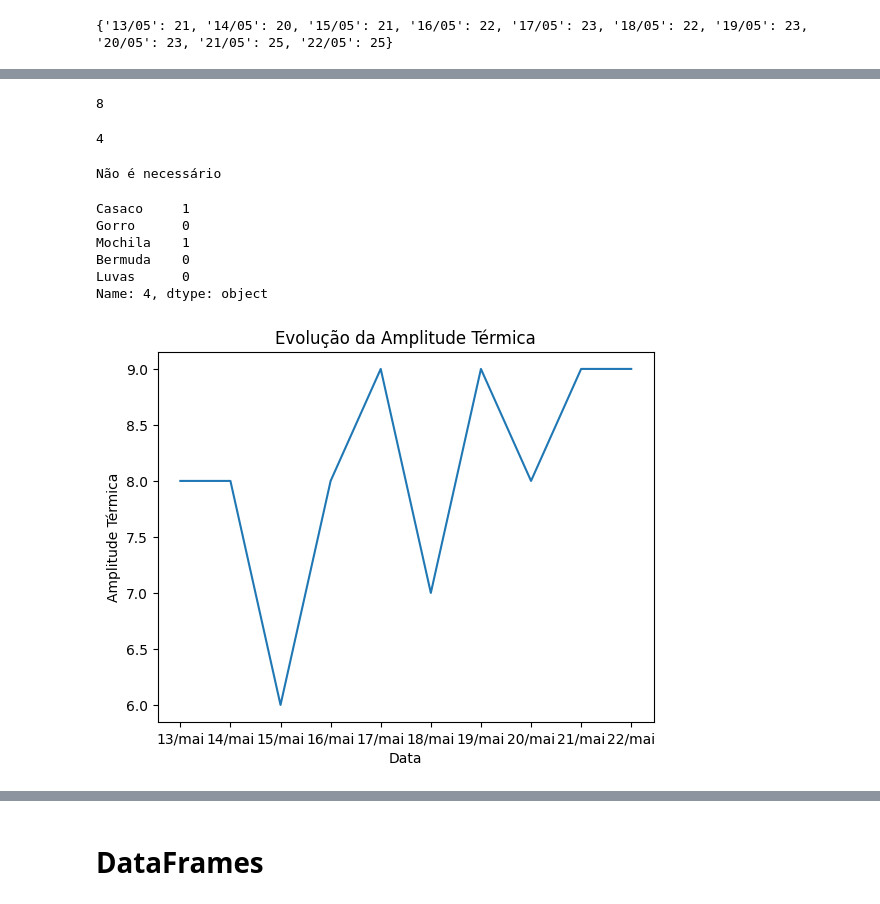
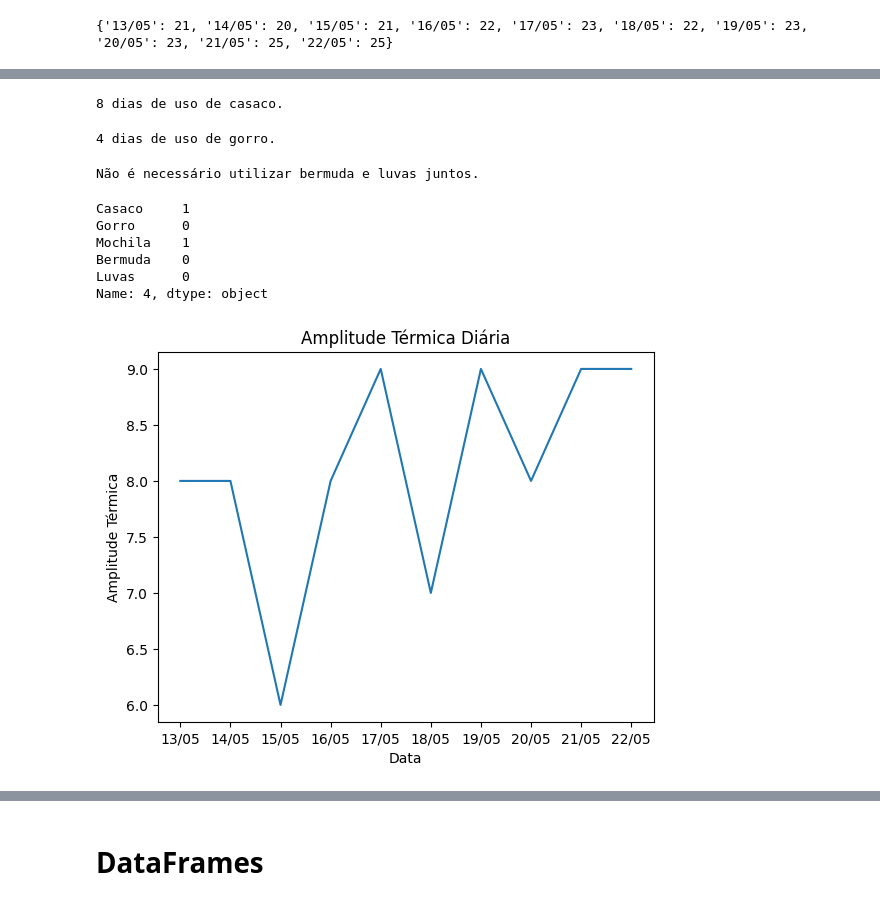
Before and after one commit to ResidenciaSerratecDados/AnaliseDadosPython, a Jupyter notebook: Tempo/Pandas_Series_Dataframes.ipynb, the cells around one changed output, grey strips where cells are left out. Saved outputs shown, nothing was run; the diff lists cells and outputs as text; code cells hidden in the pictures.

```diff
--- a/Tempo/Pandas_Series_Dataframes.ipynb
+++ b/Tempo/Pandas_Series_Dataframes.ipynb
@@ -348,6 +348,6 @@ print(temperatura_maxima)
 # %% [output]
 {'13/05': 21, '14/05': 20, '15/05': 21, '16/05': 22, '17/05': 23, '18/05': 22, '19/05': 23, '20/05': 23, '21/05': 25, '22/05': 25}
 # %%
-ler_base = pd.read_csv('TempoMaio25.csv', sep = ';') # Ler o arquico CSV separado por virgulas
+ler_base = pd.read_excel('TempoMaio25.xlsx') # Ler o arquico XLSX em coluna organizada
 print(ler_base)
 # %% [output]
@@ -391,15 +391,15 @@ print(qtdLuva)
 # %%
 casaco = ler_base['Casaco'] # Quantidade de dias recomendados para usar casaco
 qtdCasaco = (casaco == 1).sum()
-print(qtdCasaco)
+print(str(qtdCasaco) + ' dias de uso de casaco.')
 # %% [output]
-8
+8 dias de uso de casaco.
 # %%
 gorro = ler_base['Gorro'] # Quantidade de dias recomendados para usar gorro
 qtdGorro = (gorro == 1).sum()
-print(qtdGorro)
+print(str(qtdGorro) + ' dias de uso de gorro.')
 # %% [output]
-4
+4 dias de uso de gorro.
 # %%
 # Imprimir as datas que precisamos utilizar luvas e bermudas - Questão 3
 
@@ -409,9 +409,9 @@ mask = (ler_base['Bermuda'] == 1) & (ler_base['Luvas'] == 1)
 if mask.any():
     print(data[mask])
 else:
-    print('Não é necessário')
+    print('Não é necessário utilizar bermuda e luvas juntos.')
 # %% [output]
-Não é necessário
+Não é necessário utilizar bermuda e luvas juntos.
 # %%
 pecas = ler_base.loc[4, ['Casaco', 'Gorro', 'Mochila', 'Bermuda', 'Luvas']]
 print(pecas)# Dados do dia 17/05 - Uso de Peças - Questão 4
@@ -428,13 +428,13 @@ Name: 4, dtype: object
 #o uso do casaco será necessário de acordo com as temperaturas.
 # %%
 amplitude_termica = ler_base['Amplitude_Termica']# Questão 6 - Gráfico em linha
-data = ler_base['Data']
+data = ler_base['Data'].dt.strftime("%d/%m")
 plt.plot(data, amplitude_termica)
 plt.xlabel('Data')
 plt.ylabel('Amplitude Térmica')
-plt.title('Evolução da Amplitude Térmica')
+plt.title('Amplitude Térmica Diária')
 plt.show()
 # %% [output]
-[figure, old version]
+[figure, new version]
 # %%
 amplitude_termica = ler_base['Amplitude_Termica']# Questão 6 - Gráfico em barras
```
Also changed, not shown: parts of 11 cells of this notebook, 2 other files.
